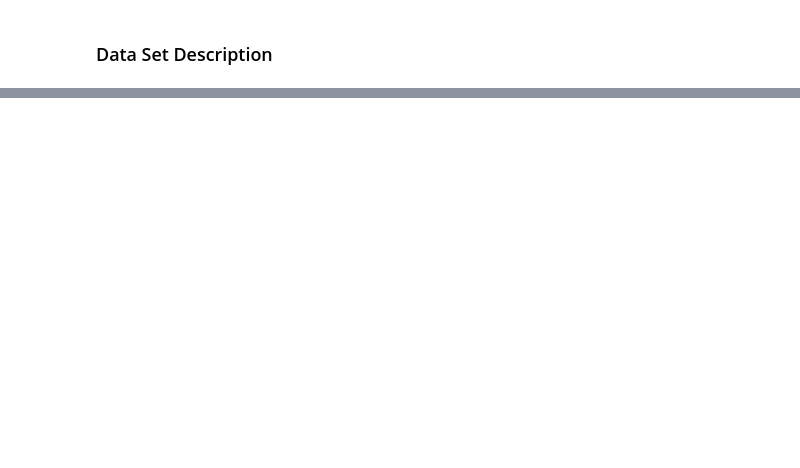
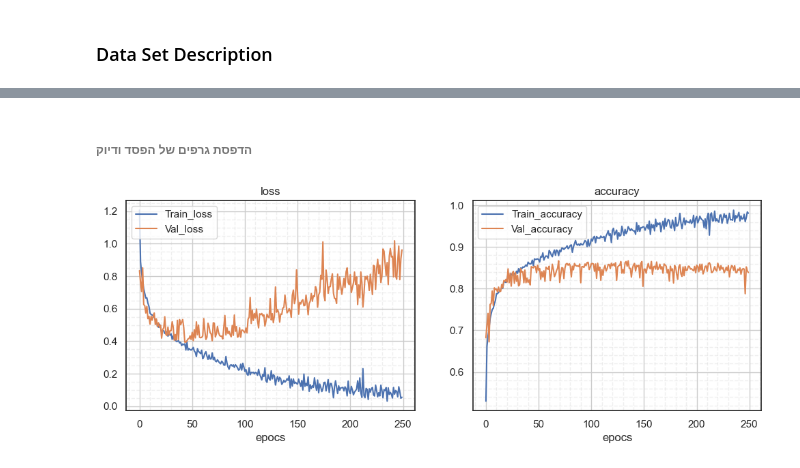
Before and after one commit to deamon312/Deep_Learning-Computer_Vision, a Jupyter notebook: Project 1/Project 1.ipynb, the cells around one changed output, grey strips where cells are left out. Cells and saved outputs as stored; diff of their text form; code cells hidden in the pictures; blank space fills up the shorter version.

```diff
--- a/Project 1/Project 1.ipynb
+++ b/Project 1/Project 1.ipynb
@@ -100,0 +82,6 @@ tb_callback = TensorBoard(log_dir=log_dir, histogram_freq=1,write_images=True)
+# %%
+#normalization
+X_train = (x_train.astype('float64')/255).reshape((-1, 28, 28, 3))
+X_val = (x_val.astype('float64')/255).reshape((-1, 28, 28, 3))
+X_test = (x_test.astype('float64')/255).reshape((-1, 28, 28, 3))
+print('Training: {} / Validation: {} / Test: {} /Total: {}'.format(X_train.shape[0],X_val.shape[0],X_test.shape[0],np.sum([X_train.shape[0],X_val.shape[0],X_test.shape[0]])))
@@ -100,0 +123,13 @@ tb_callback = TensorBoard(log_dir=log_dir, histogram_freq=1,write_images=True)
+# %%
+classifier = keras.Sequential(name='DNN-64-32_ES')
+classifier.add(layers.InputLayer(input_shape=(28,28,3)))
+classifier.add(layers.Flatten())
+classifier.add(layers.Dense(64 ,activation='relu'))
+#classifier.add(layers.Dense(64 ,activation='relu'))
+#classifier.add(layers.Dense(256 ,activation='relu'))
+#classifier.add(layers.Dropout(0.4))
+#classifier.add(layers.Dense(256 ,activation='relu'))
+#classifier.add(layers.Dense(512 ,activation='relu'))
+classifier.add(layers.Dense(32 ,activation='relu'))
+classifier.add(layers.Dense(8, activation='softmax'))
+classifier.summary()
@@ -100,0 +156,7 @@ tb_callback = TensorBoard(log_dir=log_dir, histogram_freq=1,write_images=True)
+# %%
+# Callback for convergence and the purpose of checking progress
+log_dir = "logs/fit_DNN/" + 'DNN-64-32_ES'
+tb_callback = TensorBoard(log_dir=log_dir, histogram_freq=1)
+
+# Callback for early stopping
+es_callback = tf.keras.callbacks.EarlyStopping(monitor='val_loss',patience=30, verbose=1)
@@ -104,0 +171,2 @@ classifier.compile(loss='sparse_categorical_crossentropy',
+# %%
+history=classifier.fit(X_train, y_train, batch_size=64, epochs=250, validation_data=(X_val,y_val),callbacks=[tb_callback,es_callback])
@@ -104,0 +191,7 @@ classifier.compile(loss='sparse_categorical_crossentropy',
+# %% [markdown]
+###### הדפסת גרפים של הפסד ודיוק
+# %%
+# DNN-128-128-256-256-512 ,No early stopping ,No dropout layers
+evaluation_plots(classifier)
+# %% [output]
+[figure, added]
```
Also changed, not shown: parts of 59 cells of this notebook.
